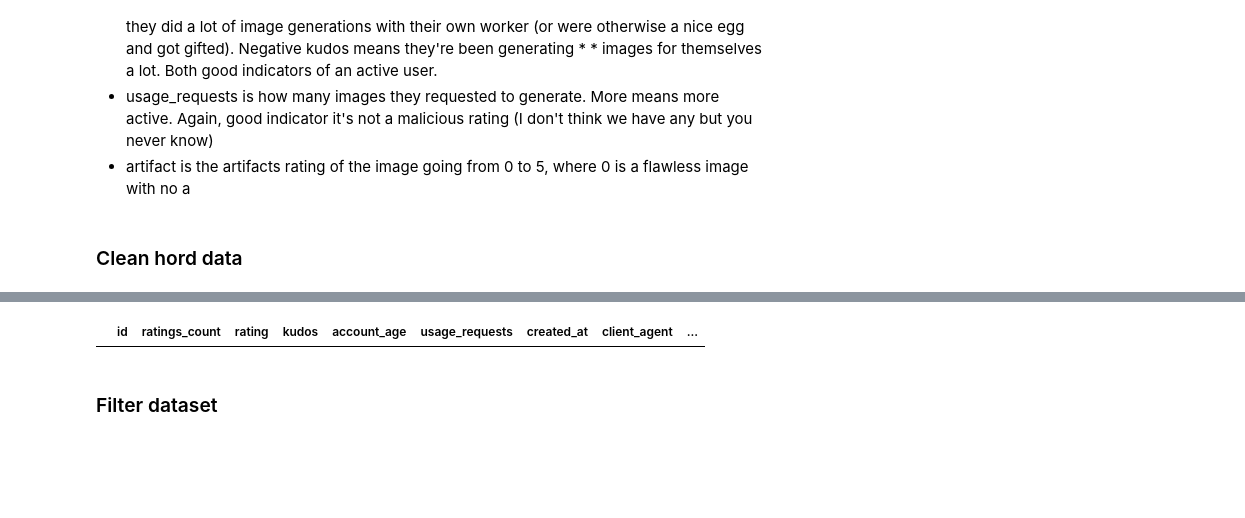
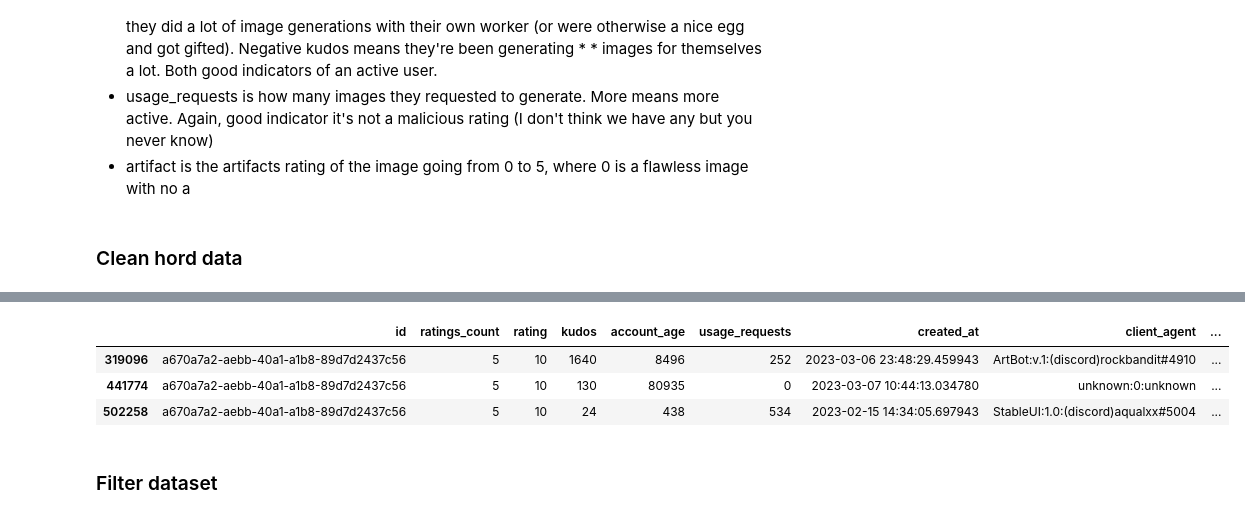
Before and after one commit to kenjiqq/aesthetics-scorer, a Jupyter notebook: dataset-explorer.ipynb, the cells around one changed output, grey strips where cells are left out. Drawn from its saved outputs; the diff is of its cells as text; code cells hidden in the pictures; blank space fills up the shorter version.

```diff
--- a/dataset-explorer.ipynb
+++ b/dataset-explorer.ipynb
@@ -131,21 +121,24 @@ display(scored_diffusion_df.sample(5))
 # %%
 #Inspect some ID
-#display(hord_score_df[hord_score_df["id"] == "20849a66-7e17-47e4-815a-2e76be67ab8b"])
+display(hord_score_df[hord_score_df["id"] == "a670a7a2-aebb-40a1-a1b8-89d7d2437c56"])
 
 
 #tmp.groupby(["id", "country"]).apply(display)
 
 #print(tmp.groupby(["id", "country"]).filter(lambda x: x["ratings_count"].count() > 5).groupby(["id", "country"])["account_age"].describe().to_markdown(tablefmt="simple_outline"))
 #print(tmp.groupby(["id", "country"]).filter(lambda x: x["ratings_count"].count() > 5).groupby(["id", "country"]).apply(display).to_markdown(tablefmt="outline"))
 #tmp.groupby(["id", "country"]).apply(display)
 
 
 #tmp = (hord_score_df.groupby(["id", "country"])["ratings_count"].count() > 5).reset_index()
 #tmp[tmp["ratings_count"]].groupby(["id", "country"]).count()
 
 #hord_score_df[hord_score_df["ratings_count"] > 5].groupby(["id", "country"]).count()
 # %% [output]
 |  | id | ratings_count | rating | kudos | account_age | usage_requests | created_at | client_agent | ... |
+| 319096 | a670a7a2-aebb-40a1-a1b8-89d7d2437c56 | 5 | 10 | 1640 | 8496 | 252 | 2023-03-06 23:48:29.459943 | ArtBot:v.1:(discord)rockbandit#4910 | ... |
+| 441774 | a670a7a2-aebb-40a1-a1b8-89d7d2437c56 | 5 | 10 | 130 | 80935 | 0 | 2023-03-07 10:44:13.034780 | unknown:0:unknown | ... |
+| 502258 | a670a7a2-aebb-40a1-a1b8-89d7d2437c56 | 5 | 10 | 24 | 438 | 534 | 2023-02-15 14:34:05.697943 | StableUI:1.0:(discord)aqualxx#5004 | ... |
 # %% [markdown]
 ### Filter dataset
 # %%
```
Also changed, not shown: parts of 11 cells of this notebook, 11 other files.
